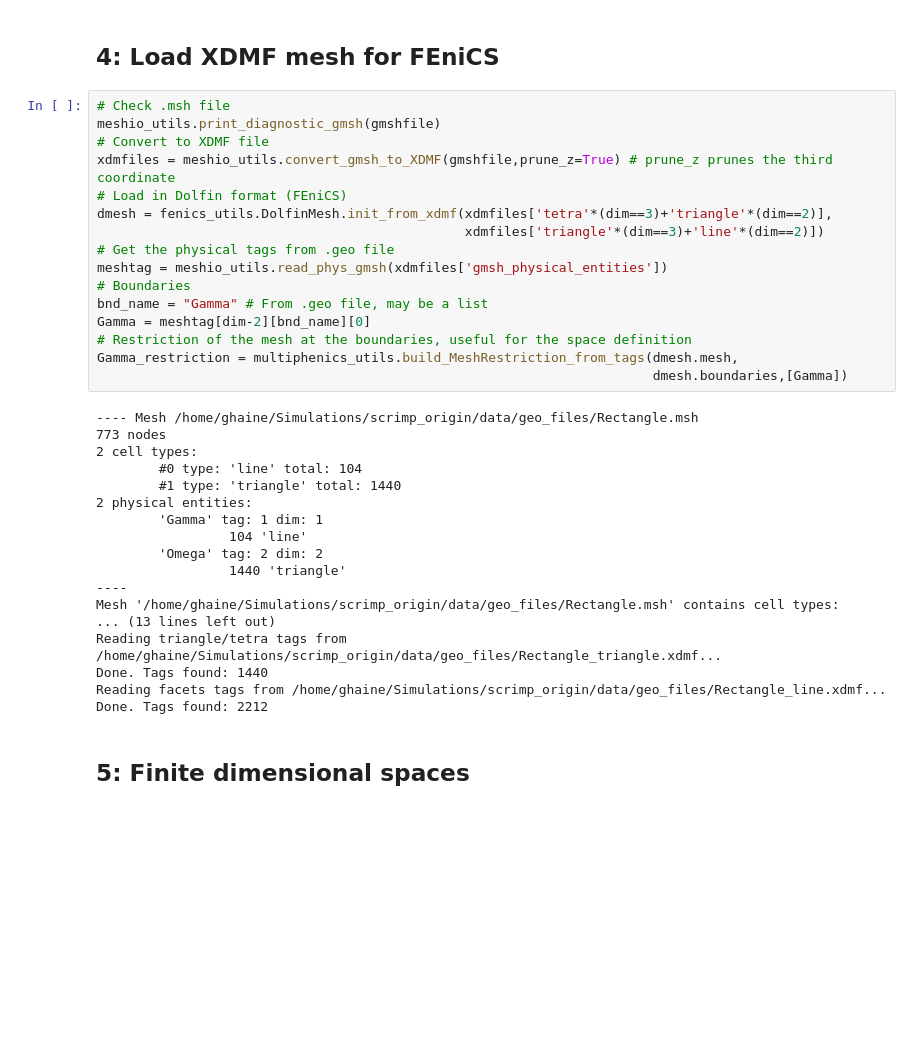
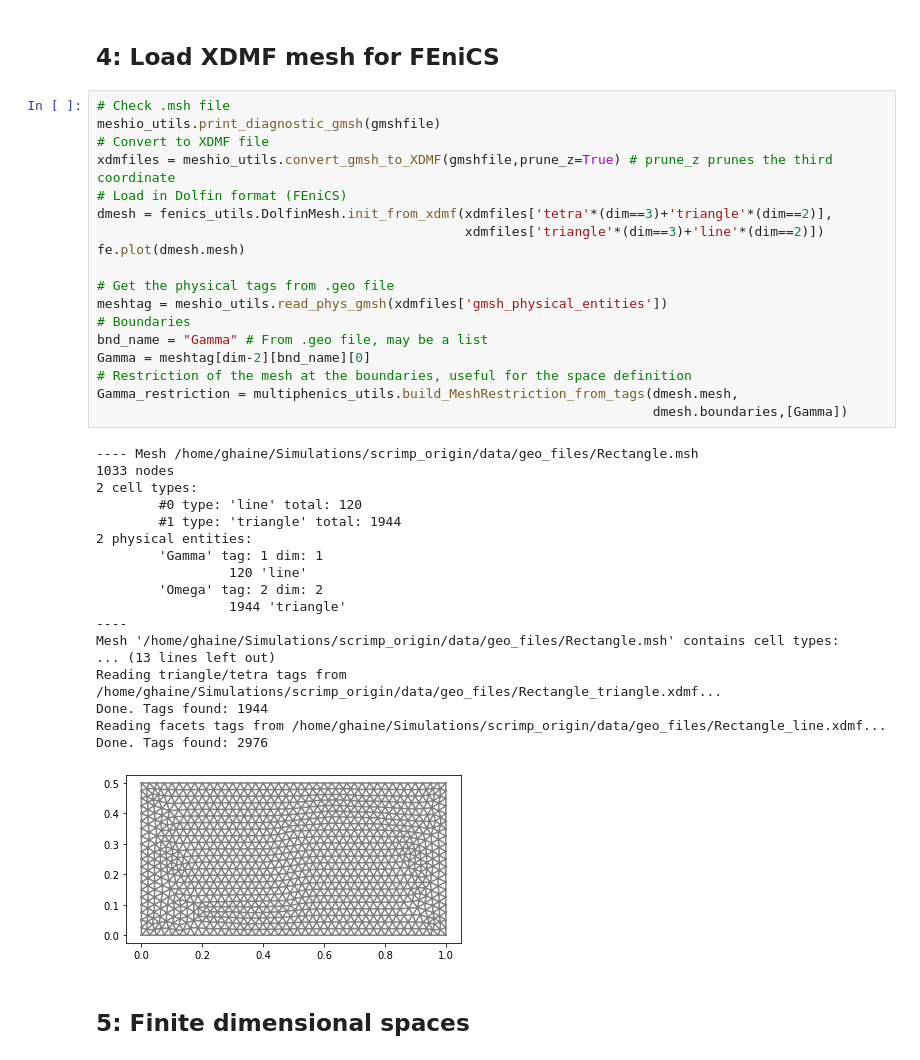
Before and after one commit to g-haine/scrimp, a Jupyter notebook: notebooks/2D/wave/wave.ipynb, the cells around one changed output. Drawn from its saved outputs; the diff is of its cells as text; blank space fills up the shorter version.

```diff
--- a/notebooks/2D/wave/wave.ipynb
+++ b/notebooks/2D/wave/wave.ipynb
@@ -135,37 +306,40 @@ Closing '/home/ghaine/Simulations/scrimp_origin/data/geo_files/Rectangle.msh'...
 # %%
 # Check .msh file
 meshio_utils.print_diagnostic_gmsh(gmshfile)
 # Convert to XDMF file
 xdmfiles = meshio_utils.convert_gmsh_to_XDMF(gmshfile,prune_z=True) # prune_z prunes the third coordinate
 # Load in Dolfin format (FEniCS)
 dmesh = fenics_utils.DolfinMesh.init_from_xdmf(xdmfiles['tetra'*(dim==3)+'triangle'*(dim==2)],
                                                xdmfiles['triangle'*(dim==3)+'line'*(dim==2)])
+fe.plot(dmesh.mesh)
+
 # Get the physical tags from .geo file
 meshtag = meshio_utils.read_phys_gmsh(xdmfiles['gmsh_physical_entities'])
 # Boundaries
 bnd_name = "Gamma" # From .geo file, may be a list
 Gamma = meshtag[dim-2][bnd_name][0]
 # Restriction of the mesh at the boundaries, useful for the space definition
 Gamma_restriction = multiphenics_utils.build_MeshRestriction_from_tags(dmesh.mesh,
                                                                        dmesh.boundaries,[Gamma])
 # %% [output]
 ---- Mesh /home/ghaine/Simulations/scrimp_origin/data/geo_files/Rectangle.msh
-773 nodes
+1033 nodes
 2 cell types:
-        #0 type: 'line' total: 104
-        #1 type: 'triangle' total: 1440
+        #0 type: 'line' total: 120
+        #1 type: 'triangle' total: 1944
 2 physical entities:
         'Gamma' tag: 1 dim: 1
-                 104 'line'
+                 120 'line'
         'Omega' tag: 2 dim: 2
-                 1440 'triangle'
+                 1944 'triangle'
 ----
 Mesh '/home/ghaine/Simulations/scrimp_origin/data/geo_files/Rectangle.msh' contains cell types:
 ... (13 lines left out)
 Reading triangle/tetra tags from /home/ghaine/Simulations/scrimp_origin/data/geo_files/Rectangle_triangle.xdmf...
-Done. Tags found: 1440
+Done. Tags found: 1944
 Reading facets tags from /home/ghaine/Simulations/scrimp_origin/data/geo_files/Rectangle_line.xdmf...
-Done. Tags found: 2212
+Done. Tags found: 2976
+[figure, added]
 # %% [markdown]
 ## 5: Finite dimensional spaces
 # %%
```
Also changed, not shown: parts of 14 cells of this notebook, 4 other files.
